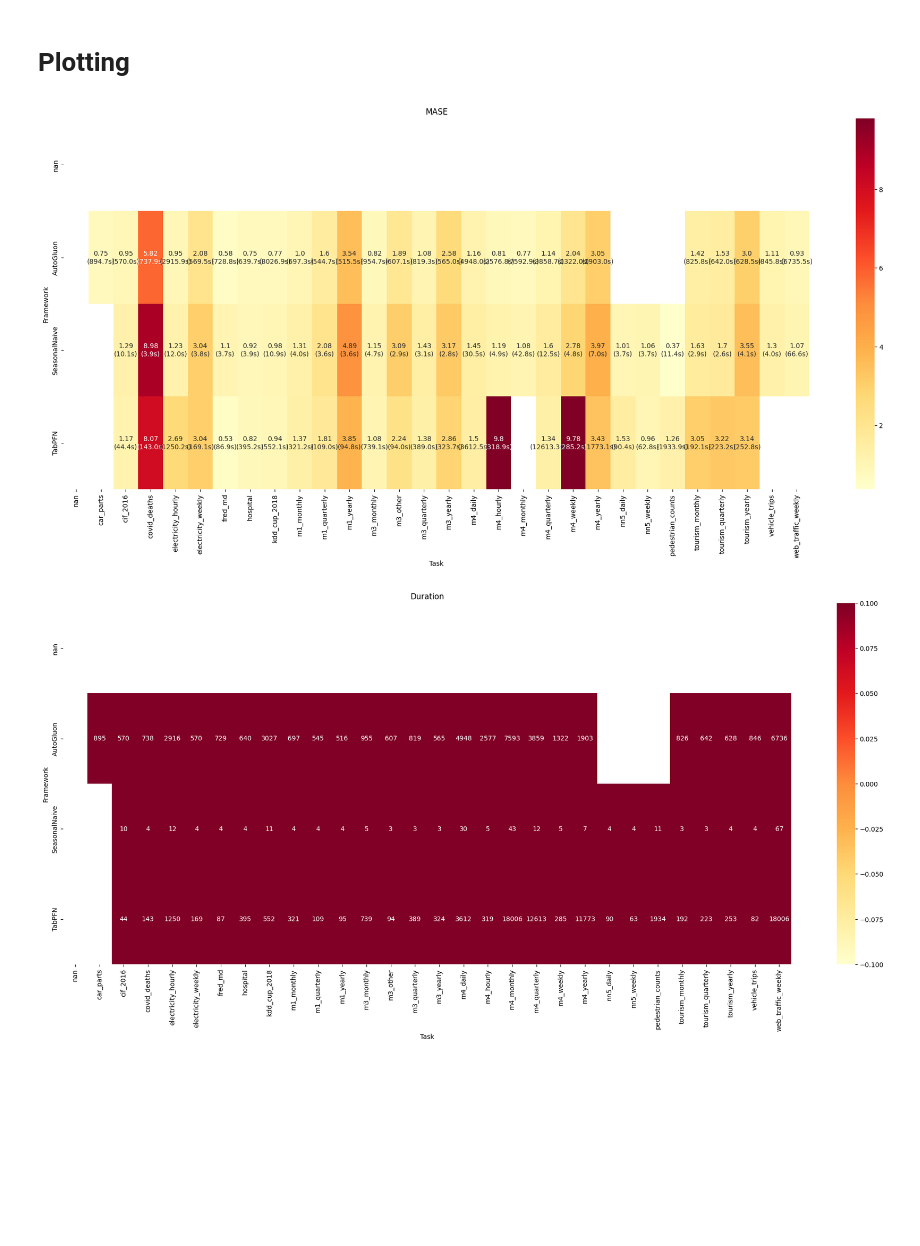
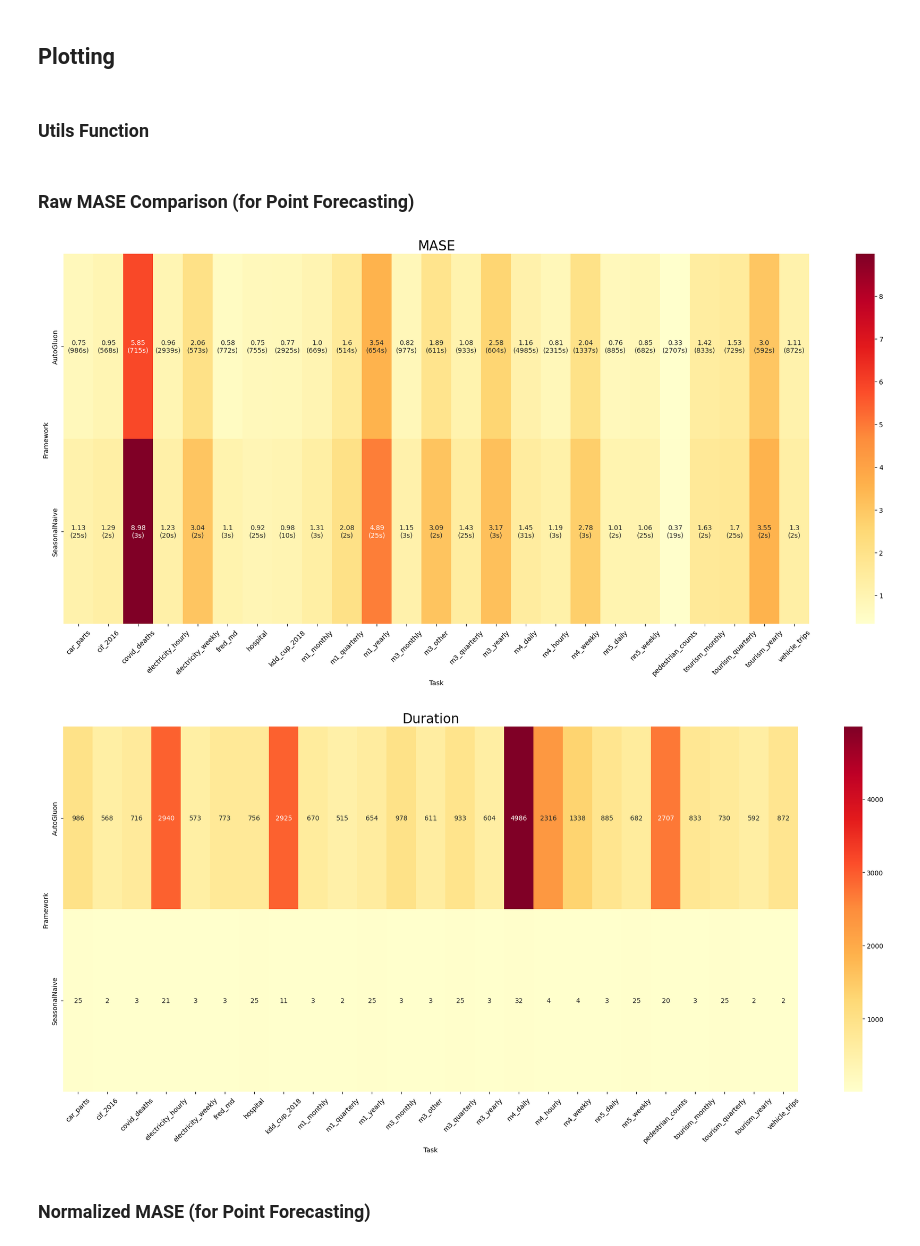
Before and after one commit to openml/automlbenchmark, a Jupyter notebook: plot_wandb.ipynb, the cells around one changed output. Cells and saved outputs as stored; diff of their text form; code cells hidden in the pictures; blank space fills up the shorter version.

```diff
--- a/plot_wandb.ipynb
+++ b/plot_wandb.ipynb
@@ -12,9 +16,9 @@ runs = api.runs(
     "rl-sunflower/tabpfn-time-series",
     # filters={"$and": [{"state": "finished"}, {"group": {"$in": ["11546127", "11548929"]}}]}
     filters={"group": {"$in": [
-        "11550610",     # Seasonal Naive
-        "11549116",     # Vanilla TabPFN
-        "11612932",     # Autogluon (without Chronos)
+        "11632837",     # Seasonal Naive
+        # "11549116",     # Vanilla TabPFN
+        "11632923",     # Autogluon (without Chronos)
     ]}},
 )
 # %%
@@ -77,4 +65,6 @@ df_sorted = df_all_runs.sort_values(by='task')
 # drop index
 df_sorted.reset_index(drop=True, inplace=True)
 # %% [markdown]
-# Plotting
+## Plotting
+# %% [markdown]
+### Utils Function
@@ -81,50 +125,29 @@ df_sorted.reset_index(drop=True, inplace=True)
+# %% [markdown]
+### Raw MASE Comparison (for Point Forecasting)
 # %%
-import seaborn as sns
-import matplotlib.pyplot as plt
-
-# Plot the same data with heatmap (mase as color)
-#  - y-axis: frameworks
-#  - x-axis: tasks
+import numpy as np
 
 # Get relevant columns only
 df_rel = df_sorted[['framework', 'task', 'mase', 'wql', 'duration']]
 df_rel = df_rel.drop_duplicates(subset=["framework", "task"], keep='first')
 
 # Pivot the data and create a dataframe with random values
 df_mase_pivot = df_rel.pivot(index='framework', columns='task', values='mase').astype(float).replace(float('inf'), float('nan'))
 df_random_pivot = pd.DataFrame(np.random.rand(*df_mase_pivot.shape), index=df_mase_pivot.index, columns=df_mase_pivot.columns)
 
-# Customized annotation (each cell shuold be value of mase and total duration as a subtext)
-df_duration = df_rel.pivot(index='framework', columns='task', values='duration').astype(float)
-df_mase_annot = df_mase_pivot.round(2).astype(str) + f"\n(" + df_duration.astype(str) + "s)"
+# Customized annotation (each cell should be value of mase and total duration as a subtext)
+df_duration = df_rel.pivot(index='framework', columns='task', values='duration').replace([float('inf'), np.nan], np.nan).astype(float)
+df_mase_annot = df_mase_pivot.round(2).astype(str) + "\n(" + df_duration.fillna(-1).astype(int).astype(str) + "s)"
 
-def plot_heatmap(data, title, xlabel, ylabel, annot_format=".0f", cmap='YlOrRd', annot=True):
-    """
-    Plots a heatmap for given data.
-
-    Parameters:
-    - data: DataFrame containing the data to be plotted.
-    - title: str, title of the heatmap.
-    - xlabel: str, label for the x-axis.
-    - ylabel: str, label for the y-axis.
-    - annot_format: str, format string for annotations.
-    - cmap: str, colormap used for heatmap.
-    - annot: bool, whether to annotate cells.
-    """
-    plt.figure(figsize=(25, 10))
-    sns.heatmap(data, cmap=cmap, annot=annot, fmt=annot_format)
-    plt.title(title)
-    plt.xlabel(xlabel)
-    plt.ylabel(ylabel)
-    plt.grid(False)
-    plt.show()
 
 # Example usage with MASE data
-plot_heatmap(df_mase_pivot, "MASE", "Task", "Framework", "s", annot=df_mase_annot)
+plot_heatmap(df_mase_pivot, "MASE", "Task", "Framework", annot=df_mase_annot, annot_format="s")
 
 # Example usage with Duration data
-plot_heatmap(df_duration, "Duration", "Task", "Framework", ".0f")
+plot_heatmap(df_duration, "Duration", "Task", "Framework")
 # %% [output]
-[figure, old version]
+[figure, new version]
-[figure, old version]
+[figure, new version]
+# %% [markdown]
+### Normalized MASE (for Point Forecasting)
 # %%
```
Also changed, not shown: parts of 13 cells of this notebook, 1 other file.
